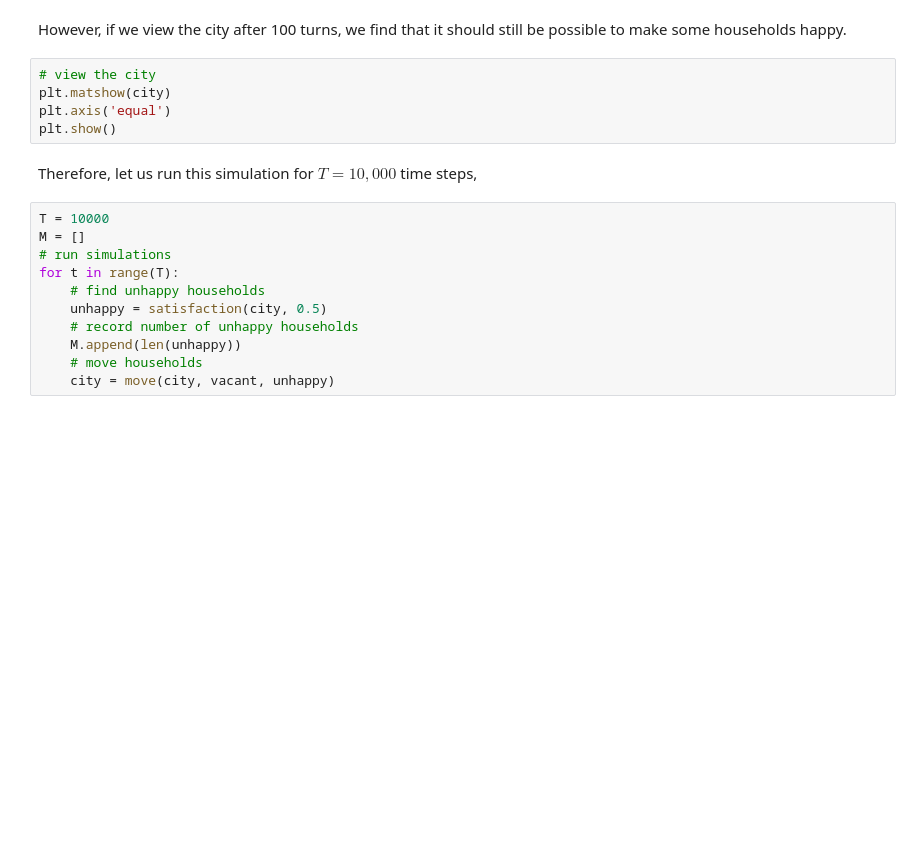
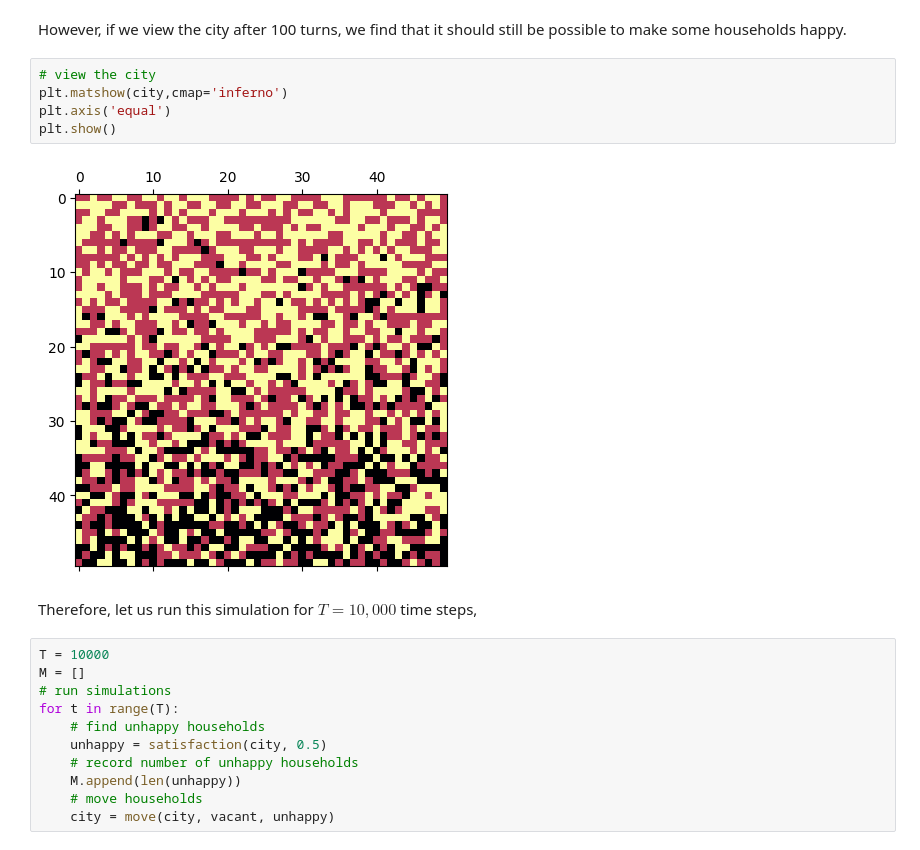
Before and after one commit to PunnawatSiri/Complexity_Science_Course, a Jupyter notebook: Segregation.ipynb, the cells around one changed output. Drawn from its saved outputs; the diff is of its cells as text; blank space fills up the shorter version.

```diff
--- a/Segregation.ipynb
+++ b/Segregation.ipynb
@@ -223,9 +237,11 @@ plt.show()
 However, if we view the city after 100 turns, we find that it should still be possible to make some households happy.
 # %%
 # view the city
-plt.matshow(city)
+plt.matshow(city,cmap='inferno')
 plt.axis('equal')
 plt.show()
+# %% [output]
+[figure, added]
 # %% [markdown]
 Therefore, let us run this simulation for $T = 10,000$ time steps,
 # %%
```
Also changed, not shown: parts of 9 cells of this notebook.
